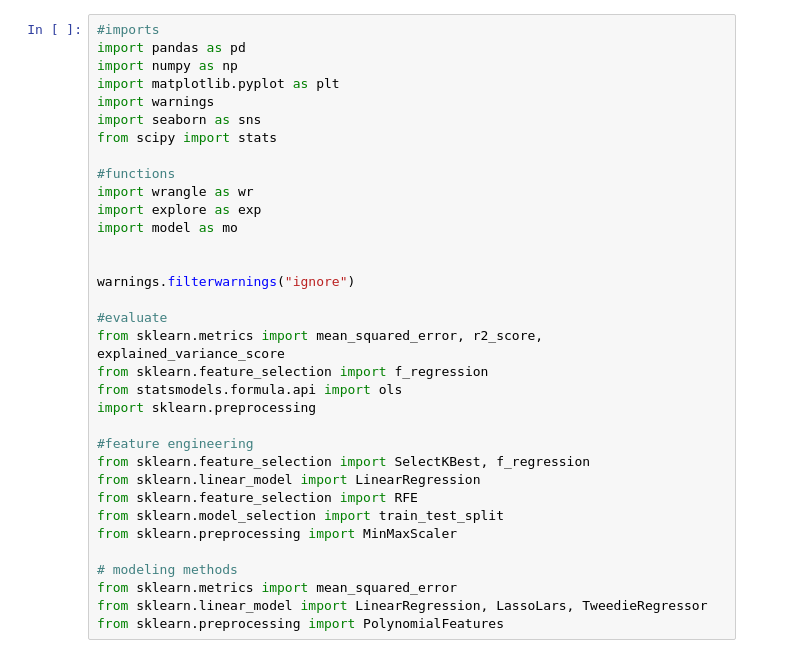
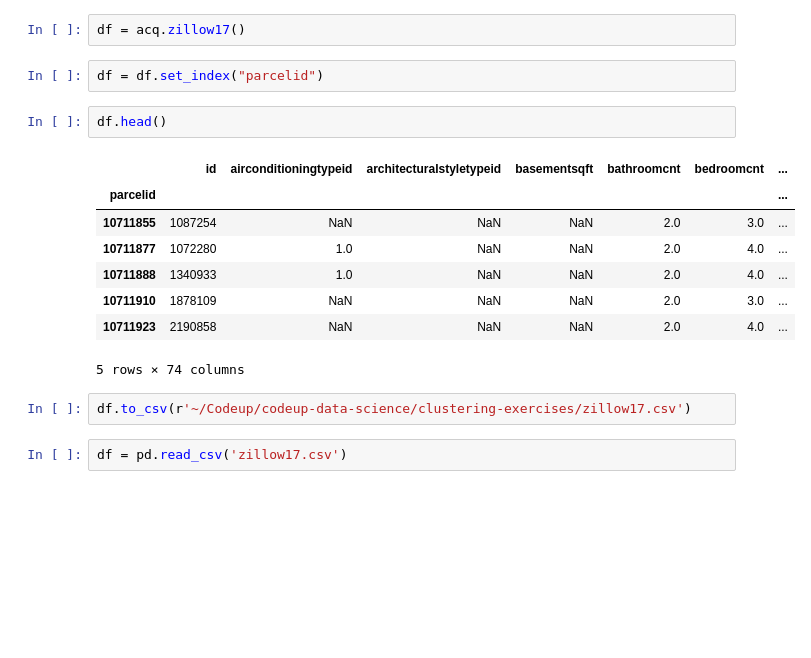
Before and after one commit to o0amandagomez0o/clustering-exercises, a Jupyter notebook: zillow.ipynb, the cells around one changed output. Cells and saved outputs as stored; diff of their text form; blank space fills up the shorter version.

```diff
--- a/zillow.ipynb
+++ b/zillow.ipynb
@@ -25,34 +55,19 @@ You will have a `zillow.ipynb` file and a *helper file* **for each section** in
-# %%
-#imports
-import pandas as pd
-import numpy as np
-import matplotlib.pyplot as plt
-import warnings
-import seaborn as sns
-from scipy import stats
-
-#functions
-import wrangle as wr
-import explore as exp
-import model as mo
-
-
-warnings.filterwarnings("ignore")
-
-#evaluate
-from sklearn.metrics import mean_squared_error, r2_score, explained_variance_score
-from sklearn.feature_selection import f_regression
-from statsmodels.formula.api import ols
-import sklearn.preprocessing
-
-#feature engineering
-from sklearn.feature_selection import SelectKBest, f_regression
-from sklearn.linear_model import LinearRegression
-from sklearn.feature_selection import RFE
-from sklearn.model_selection import train_test_split
-from sklearn.preprocessing import MinMaxScaler
-
-# modeling methods
-from sklearn.metrics import mean_squared_error
-from sklearn.linear_model import LinearRegression, LassoLars, TweedieRegressor
-from sklearn.preprocessing import PolynomialFeatures
+# %%
+df = acq.zillow17()
+# %%
+df = df.set_index("parcelid")
+# %%
+df.head()
+# %% [output]
+|  | id | airconditioningtypeid | architecturalstyletypeid | basementsqft | bathroomcnt | bedroomcnt | ... |
+| parcelid |  |  |  |  |  |  | ... |
+| 10711855 | 1087254 | NaN | NaN | NaN | 2.0 | 3.0 | ... |
+| 10711877 | 1072280 | 1.0 | NaN | NaN | 2.0 | 4.0 | ... |
+| 10711888 | 1340933 | 1.0 | NaN | NaN | 2.0 | 4.0 | ... |
+| 10711910 | 1878109 | NaN | NaN | NaN | 2.0 | 3.0 | ... |
+| 10711923 | 2190858 | NaN | NaN | NaN | 2.0 | 4.0 | ... |
+5 rows × 74 columns
+# %%
+df.to_csv(r'~/Codeup/codeup-data-science/clustering-exercises/zillow17.csv')
+# %%
+df = pd.read_csv('zillow17.csv')
```
Also changed, not shown: parts of 22 cells of this notebook, 2 other files.
